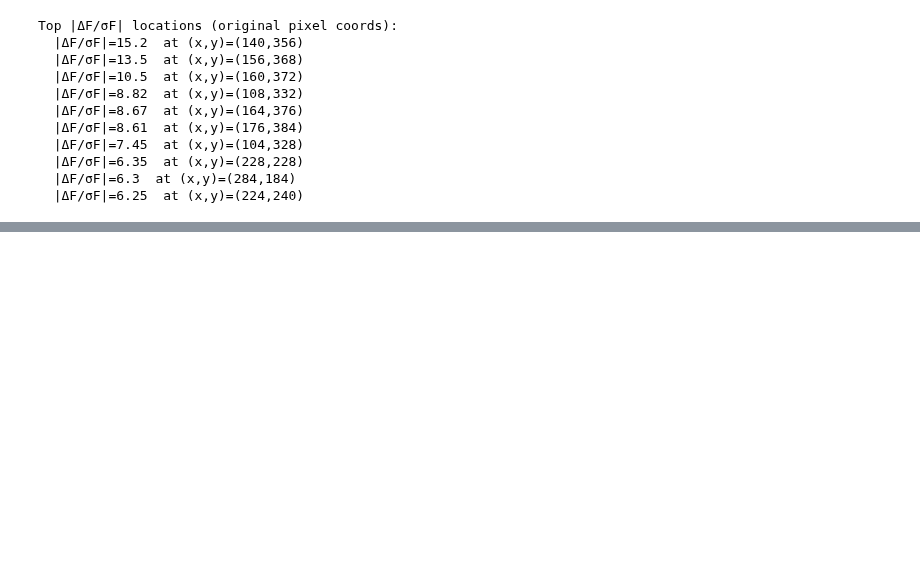
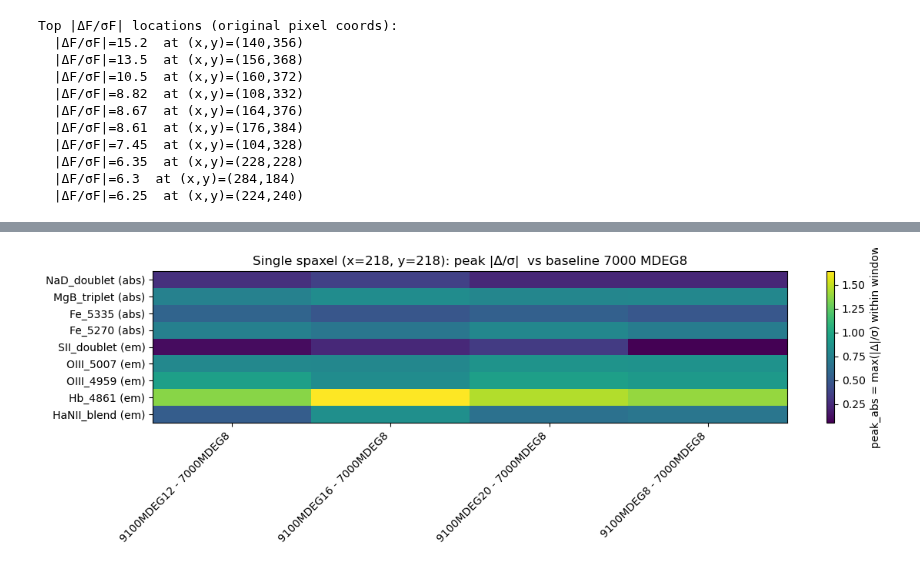
Before and after one commit to Rongjun-ANU/ICRAR-MAUVE, a Jupyter notebook: nGIST_dev_7.6.4/20260302_check_MDEG_IC3392_v3tk.ipynb, the cells around one changed output, grey strips where cells are left out. Drawn from its saved outputs; the diff is of its cells as text; code cells hidden in the pictures; blank space fills up the shorter version.

```diff
--- a/nGIST_dev_7.6.4/20260302_check_MDEG_IC3392_v3tk.ipynb
+++ b/nGIST_dev_7.6.4/20260302_check_MDEG_IC3392_v3tk.ipynb
@@ -1025,3 +1025,19 @@ Top |ΔF/σF| locations (original pixel coords):
   |ΔF/σF|=6.35  at (x,y)=(228,228)
   |ΔF/σF|=6.3  at (x,y)=(284,184)
   |ΔF/σF|=6.25  at (x,y)=(224,240)
+# %%
+# ============================
+# Cell 1: Baseline definition
+# ============================
+
+BASE_RANGE = "7000"
+BASE_MDEG  = 8
+
+TEST_RANGE = "9100"
+TEST_MDEGS = tuple(MDEGS)   # (8,12,16,20)
+
+def comp_label(mdeg):
+    return f"{TEST_RANGE}MDEG{mdeg} - {BASE_RANGE}MDEG{BASE_MDEG}"
+
+print("[BASE] ", f"{BASE_RANGE} MDEG={BASE_MDEG}")
+print("[TEST] ", f"{TEST_RANGE} MDEGs={TEST_MDEGS}")
@@ -1027,0 +1047,65 @@ Top |ΔF/σF| locations (original pixel coords):
+# %%
+# ============================
+# Cell 2: Single-spaxel PEAK metric vs baseline
+# ============================
+
+import pandas as pd
+import numpy as np
+import matplotlib.pyplot as plt
+
+def spaxel_peak_vs_baseline(x, y, test_mdegs=TEST_MDEGS):
+    sigma0 = noise_map[y, x]
+    if not np.isfinite(sigma0) or sigma0 <= 0:
+        raise RuntimeError("Invalid sigma at this spaxel (noise_map).")
+
+    rows = []
+    for feat, meta in obs_windows.items():
+        w1, w2 = meta["w1"], meta["w2"]
+
+        # Must exist on 7000 grid since baseline is 7000
+        m7000 = window_mask(wave_7000, w1, w2)
+        if not m7000.any():
+            continue  # skip features not covered by baseline (e.g. CaT)
+
+        wwin = wave_7000[m7000]
+        base_spec = cubes_7000[BASE_MDEG][m7000, y, x]
+
+        for mdeg in test_mdegs:
+            test_interp = interp_cube_to_waveout_window(cubes_9100[mdeg], wave_9100, wwin, y, x)
+            d = (test_interp - base_spec) / sigma0
+            pabs, ppos, pneg = peak_metrics_from_curve(d)
+
+            rows.append({
+                "feature": feat,
+                "kind": meta["kind"],
+                "comparison": comp_label(mdeg),
+                "peak_abs": pabs,
+                "peak_pos": ppos,
+                "peak_neg": pneg,
+            })
+
+    df = pd.DataFrame(rows)
+    piv = df.pivot_table(index=["feature","kind"], columns="comparison", values="peak_abs", aggfunc="median")
+    return df, piv
+
+df_spx_peak_base, pivot_spx_peak_base = spaxel_peak_vs_baseline(XPIX, YPIX, TEST_MDEGS)
+display(pivot_spx_peak_base)
+
+# Heatmap
+pivot = pivot_spx_peak_base.copy().replace([np.inf, -np.inf], np.nan)
+feat_order = sorted(list(pivot.index), key=lambda t: (0 if t[1]=="em" else 1, t[0]))
+pivot = pivot.loc[feat_order]
+
+vals = pivot.values
+fig, ax = plt.subplots(figsize=(12, max(4, 0.45*len(pivot.index))))
+im = ax.imshow(vals, aspect="auto", origin="lower")
+ax.set_yticks(np.arange(len(pivot.index)))
+ax.set_yticklabels([f"{f} ({k})" for f,k in pivot.index])
+ax.set_xticks(np.arange(len(pivot.columns)))
+ax.set_xticklabels(list(pivot.columns), rotation=45, ha="right")
+ax.set_title(f"Single spaxel (x={XPIX}, y={YPIX}): peak |Δ/σ|  vs baseline {BASE_RANGE} MDEG{BASE_MDEG}")
+cbar = plt.colorbar(im, ax=ax)
+cbar.set_label("peak_abs = max(|Δ|/σ) within window")
+plt.tight_layout()
+plt.show()
+# %% [output]
@@ -1027,0 +1123 @@ Top |ΔF/σF| locations (original pixel coords):
+[figure, added]
```
Also changed, not shown: parts of 6 cells of this notebook.
